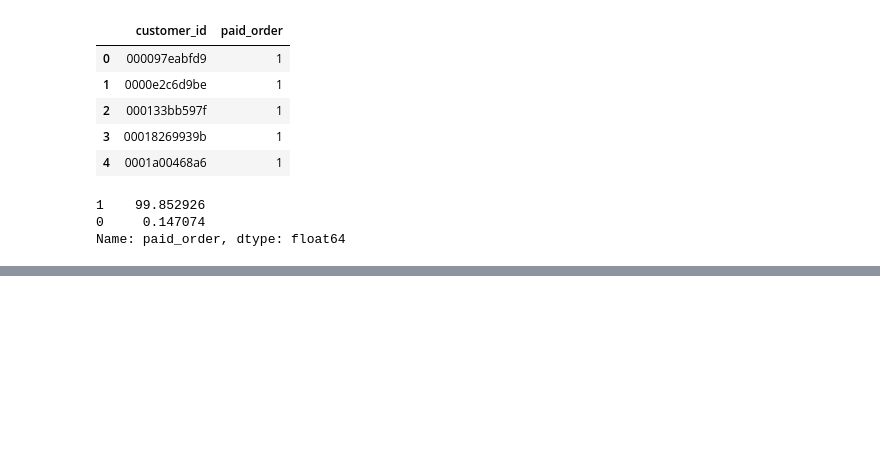
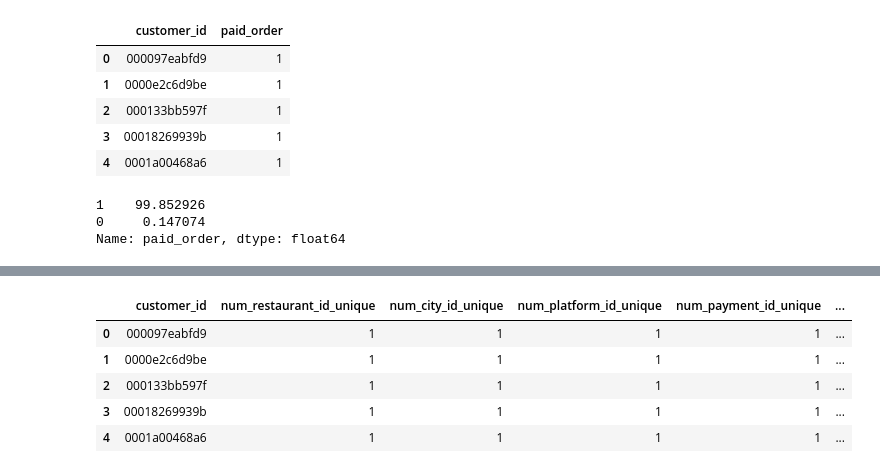
Before and after one commit to yh18190/chunautee_samna, a Jupyter notebook: DataPrep_Transformations.ipynb, the cells around one changed output, grey strips where cells are left out. Saved outputs shown, nothing was run; the diff lists cells and outputs as text; code cells hidden in the pictures; blank space fills up the shorter version.

```diff
--- a/DataPrep_Transformations.ipynb
+++ b/DataPrep_Transformations.ipynb
@@ -468,0 +580,12 @@ Almost 99.8% of customers have paid for there orders atleast once.
+# %%
+#Renaming columns to meaningful values
+df_agg_orders=df_agg_orders.rename(columns={'customer_id_':'customer_id','restaurant_id_<lambda>':'num_restaurant_id_unique','city_id_<lambda>':'num_city_id_unique','platform_id_<lambda>':'num_platform_id_unique','payment_id_<lambda>':'num_payment_id_unique','transmission_id_<lambda>':'num_transmission_id_unique'})
+
+df_agg_orders.head()
+# %% [output]
+|  | customer_id | num_restaurant_id_unique | num_city_id_unique | num_platform_id_unique | num_payment_id_unique | ... |
+| 0 | 000097eabfd9 | 1 | 1 | 1 | 1 | ... |
+| 1 | 0000e2c6d9be | 1 | 1 | 1 | 1 | ... |
+| 2 | 000133bb597f | 1 | 1 | 1 | 1 | ... |
+| 3 | 00018269939b | 1 | 1 | 1 | 1 | ... |
+| 4 | 0001a00468a6 | 1 | 1 | 1 | 1 | ... |
```
Also changed, not shown: parts of 47 cells of this notebook.
